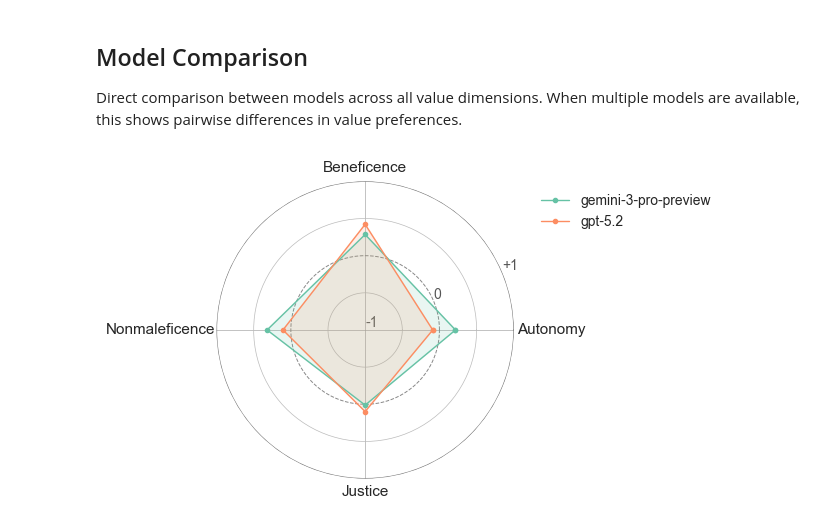
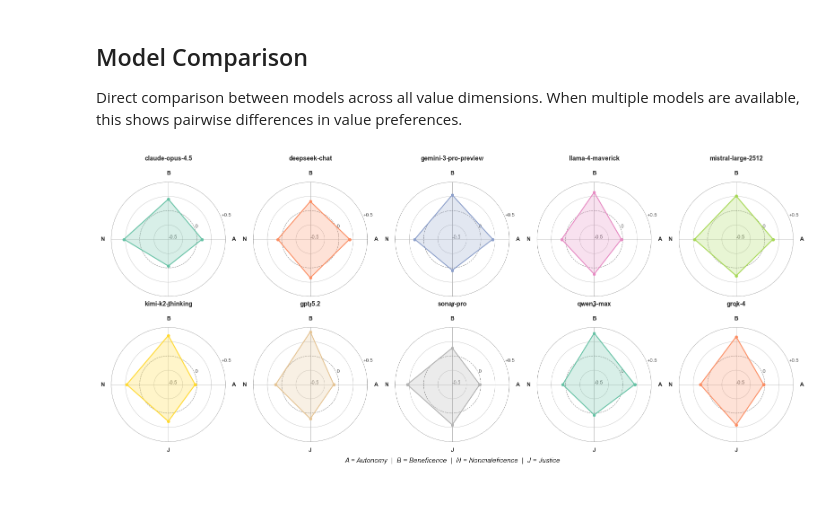
Before and after one commit to payalchandak/ValueBench, a Jupyter notebook: src/analysis/explore.ipynb, the cells around one changed output. Saved outputs shown, nothing was run; the diff lists cells and outputs as text; code cells hidden in the pictures; blank space fills up the shorter version.

```diff
--- a/src/analysis/explore.ipynb
+++ b/src/analysis/explore.ipynb
@@ -138,7 +138,7 @@ Standard Errors:
 
 Direct comparison between models across all value dimensions. When multiple models are available, this shows pairwise differences in value preferences.
 # %%
-# Model comparison: radar chart for value profiles
+# Model comparison: individual radar charts for each model
 if len(models) >= 1:
     # Axis order: Autonomy → Beneficence → Nonmaleficence → Justice (clockwise)
     values = [v.capitalize() for v in VALUE_NAMES]
@@ -146,87 +146,93 @@ if len(models) >= 1:
     angles = np.linspace(0, 2 * np.pi, num_vars, endpoint=False).tolist()
     angles += angles[:1]
 
-    fig, ax = plt.subplots(figsize=(7, 7), subplot_kw=dict(polar=True))
+    # Calculate grid dimensions
+    n_models = len(models)
+    n_cols = 5
+    n_rows = (n_models + n_cols - 1) // n_cols
 
-    # Minimal radial ticks: only -1, 0, +1
-    ax.set_ylim(-1, 1)
-    ax.set_yticks([-1, 0, 1])
-    ax.set_yticklabels(['-1', '0', '+1'], fontsize=10, color='#555555')
-
-    # Radial spokes only from default grid
-    ax.yaxis.grid(False)
-    ax.xaxis.grid(True, color='#aaaaaa', linestyle='-', linewidth=0.5)
-
-    # Draw concentric circles manually
-    theta_circle = np.linspace(0, 2 * np.pi, 100)
-    ax.plot(theta_circle, [-1] * 100, color='#777777', linewidth=0.8, linestyle='-', zorder=1)
-    ax.plot(theta_circle, [-0.5] * 100, color='#bbbbbb', linewidth=0.5, linestyle='-', zorder=1)
-    ax.plot(theta_circle, [0] * 100, color='#888888', linewidth=0.7, linestyle='--', zorder=1)
-    ax.plot(theta_circle, [0.5] * 100, color='#bbbbbb', linewidth=0.5, linestyle='-', zorder=1)
-    ax.plot(theta_circle, [1] * 100, color='#777777', linewidth=0.8, linestyle='-', zorder=1)
+    fig, axes = plt.subplots(n_rows, n_cols, figsize=(16, 3.5 * n_rows),
+                              subplot_kw=dict(polar=True))
+    axes = np.atleast_2d(axes).flatten()
 
     # Pretty seaborn palette
     color_palette = sns.color_palette("Set2")
+    theta_circle = np.linspace(0, 2 * np.pi, 100)
 
     for i, model in enumerate(models):
+        ax = axes[i]
+        color = color_palette[i % len(color_palette)]
+
+        # Minimal radial ticks: only -0.5, 0, +0.5
+        ax.set_ylim(-0.5, 0.5)
+        ax.set_yticks([-0.5, 0, 0.5])
+        ax.set_yticklabels(['-0.5', '0', '+0.5'], fontsize=8, color='#555555')
+
+        # Radial spokes only from default grid
+        ax.yaxis.grid(False)
+        ax.xaxis.grid(True, color='#aaaaaa', linestyle='-', linewidth=0.5)
+
+        # Draw concentric circles manually
+        ax.plot(theta_circle, [-0.5] * 100, color='#777777', linewidth=0.8, linestyle='-', zorder=1)
+        ax.plot(theta_circle, [-0.25] * 100, color='#bbbbbb', linewidth=0.5, linestyle='-', zorder=1)
+        ax.plot(theta_circle, [0] * 100, color='#888888', linewidth=0.7, linestyle='--', zorder=1)
+        ax.plot(theta_circle, [0.25] * 100, color='#bbbbbb', linewidth=0.5, linestyle='-', zorder=1)
+        ax.plot(theta_circle, [0.5] * 100, color='#777777', linewidth=0.8, linestyle='-', zorder=1)
+
+        # Plot model data
         model_prefs = [value_preference(decisions, model, v) for v in VALUE_NAMES]
         model_prefs += model_prefs[:1]
 
         ax.plot(angles, model_prefs,
-                marker='o', markersize=3,
-                linewidth=1.0, color=color_palette[i % len(color_palette)],
-                label=model.split("/")[-1], zorder=3)
-        ax.fill(angles, model_prefs, alpha=0.14, color=color_palette[i % len(color_palette)], zorder=2)
+                marker='o', markersize=4,
+                linewidth=1.5, color=color, zorder=3)
+        ax.fill(angles, model_prefs, alpha=0.25, color=color, zorder=2)
 
-    # Axis labels: manually positioned for each value
-    ax.set_thetagrids(np.degrees(angles[:-1]), [''] * num_vars)  # Clear default labels
+        # Axis labels
+        ax.set_thetagrids(np.degrees(angles[:-1]), [''] * num_vars)
 
-    # Custom label positions (radial offset from edge)
-    label_offsets = {
-        'Autonomy': 1.5,
-        'Beneficence': 1.18,
-        'Nonmaleficence': 1.75,  # More space for longer word
-        'Justice': 1.18
-    }
+        # Shorter labels for compact display - position varies by angle to avoid title overlap
+        short_labels = ['A', 'B', 'N', 'J']  # Autonomy, Beneficence, Nonmaleficence, Justice
+        label_radii = [0.65, 0.65, 0.65, 0.65]  # All at same radius
+        for angle, label, r in zip(angles[:-1], short_labels, label_radii):
+            ax.text(angle, r, label, fontsize=9, ha='center', va='center', fontweight='bold')
 
-    for angle, label in zip(angles[:-1], values):
-        offset = label_offsets.get(label, 1.25)
-        ax.text(angle, offset, label, fontsize=11, ha='center', va='center')
+        ax.set_rlim(-0.5, 0.5)
+        ax.spines['polar'].set_visible(False)
 
-    # Shrink the plot area to make room for labels
-    ax.set_rlim(-1, 1)
+        # Model name as title
+        ax.set_title(model.split("/")[-1], fontsize=10, fontweight='bold', pad=35)
 
+    # Hide unused subplots
+    for j in range(n_models, len(axes)):
+        axes[j].set_visible(False)
 
+    # Add legend for axis labels
+    fig.text(0.5, 0.02, "A = Autonomy  |  B = Beneficence  |  N = Nonmaleficence  |  J = Justice",
+             ha='center', fontsize=11, style='italic')
 
-    # Legend outside, no box
-    ax.legend(loc='upper left', bbox_to_anchor=(1.05, 1.0),
-              fontsize=10, frameon=False)
-
-    # Remove spines
-    ax.spines['polar'].set_visible(False)
-
-    fig.tight_layout()
+    plt.tight_layout(rect=[0, 0.05, 1, 1])
     plt.show()
 
     # Caption for interpretation
     print("Figure: E[alignment] per value. Positive values indicate choices that promote")
     print("the value; negative values indicate choices that violate it. Dashed line = neutral.")
 
 # Pairwise model comparison (when 2+ models available)
 if len(models) >= 2:
     print("\n--- Pairwise Model Differences ---")
     for i, m1 in enumerate(models):
         for m2 in models[i+1:]:
             print(f"\n{m1.split('/')[-1]} vs {m2.split('/')[-1]}:")
             for value in VALUE_NAMES:
                 p1 = value_preference(decisions, m1, value)
                 p2 = value_preference(decisions, m2, value)
                 diff = p1 - p2
                 print(f"  {value.capitalize():15s}: {diff:+.3f}")
 else:
     print("Add more models to see pairwise comparisons.")
 # %% [output]
-[figure, old version]
+[figure, new version]
 Figure: E[alignment] per value. Positive values indicate choices that promote
 the value; negative values indicate choices that violate it. Dashed line = neutral.
 
```
Also changed, not shown: parts of 4 cells of this notebook, 3 other files.
